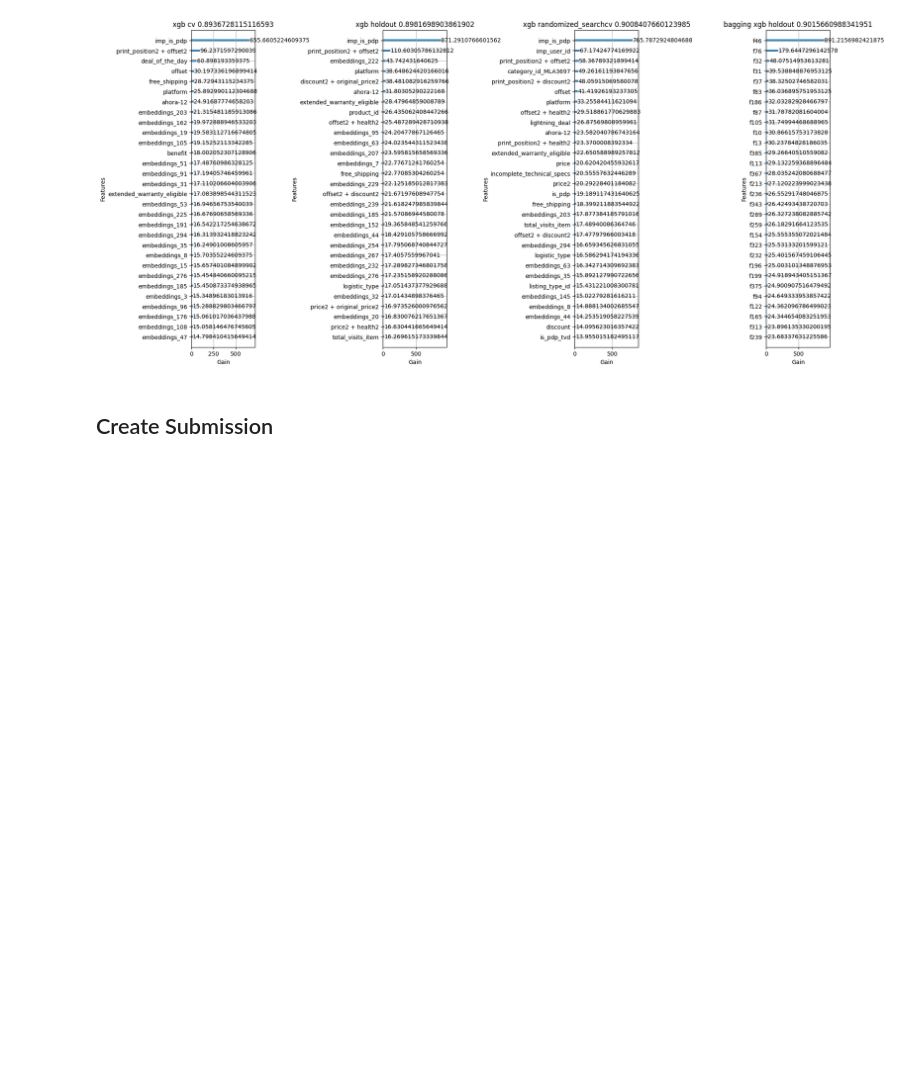
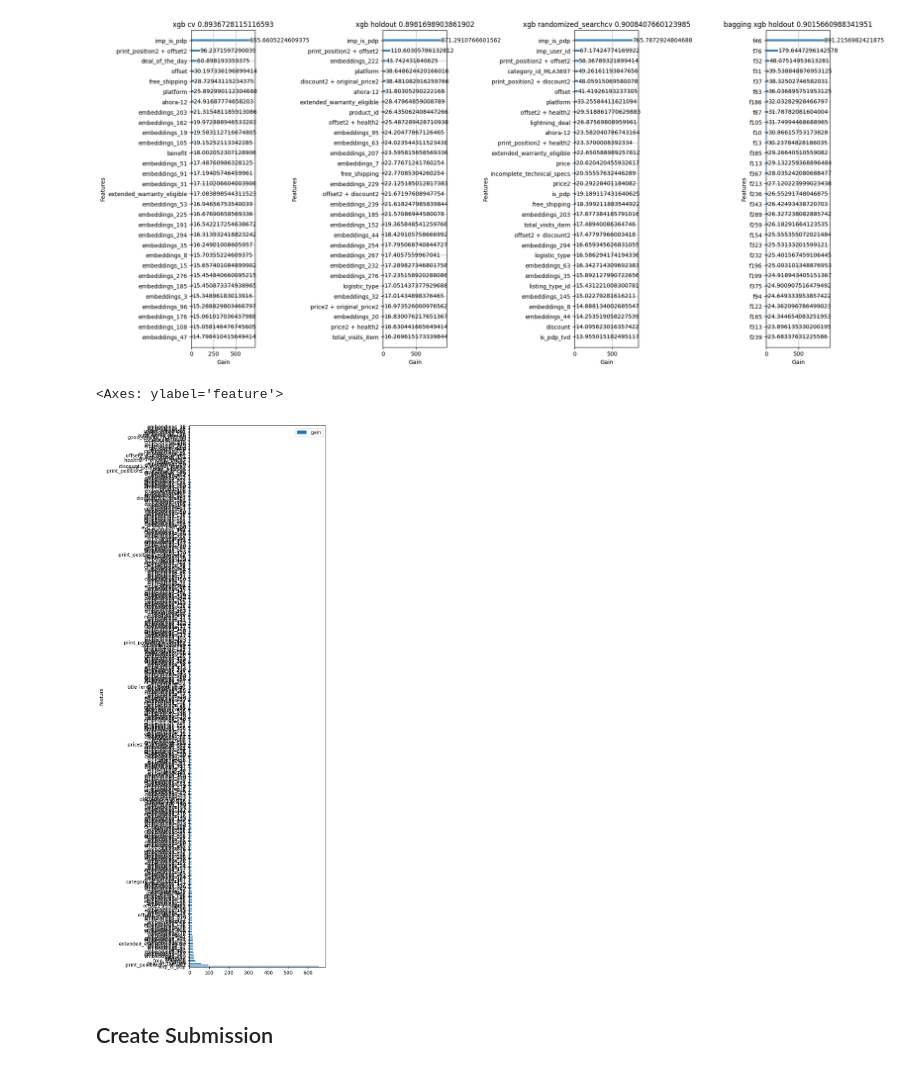
Before and after one commit to IgnacioPardo/TP2_TDVI, a Jupyter notebook: src/xgb2_submitted.ipynb, the cells around one changed output. Saved outputs shown, nothing was run; the diff lists cells and outputs as text; code cells hidden in the pictures; blank space fills up the shorter version.

```diff
--- a/src/xgb2_submitted.ipynb
+++ b/src/xgb2_submitted.ipynb
@@ -2547,6 +2551,17 @@ axs[3].set_title(f"bagging xgb holdout {bag_xgb_score}".format(bag_xgb_score))
 # %% [output]
 Text(0.5, 1.0, 'bagging xgb holdout 0.9015660988341951')
 [figure]
+# %%
+# Histogram gains
+gains = sorted(xgb1_model.get_booster().get_score(importance_type="gain").items(), key=lambda x: x[1], reverse=True)
+gains_df = pd.DataFrame(gains, columns=["feature", "gain"]).set_index("feature").sort_values("gain", ascending=False)
+
+fig, ax = plt.subplots(figsize=(5, 20))
+
+gains_df.plot(kind="barh", ax=ax)
+# %% [output]
+<Axes: ylabel='feature'>
+[figure, added]
 # %% [markdown]
 ## Create Submission
 # %%
```
Also changed, not shown: parts of 1 cell of this notebook, 2 other files.
